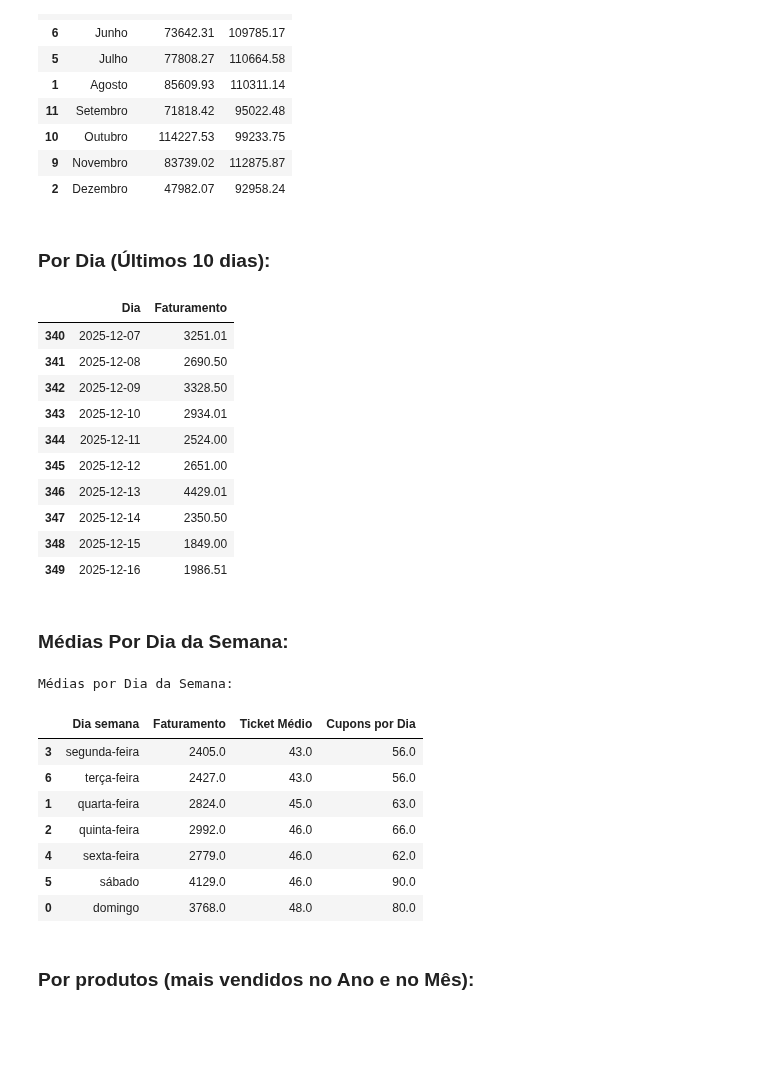
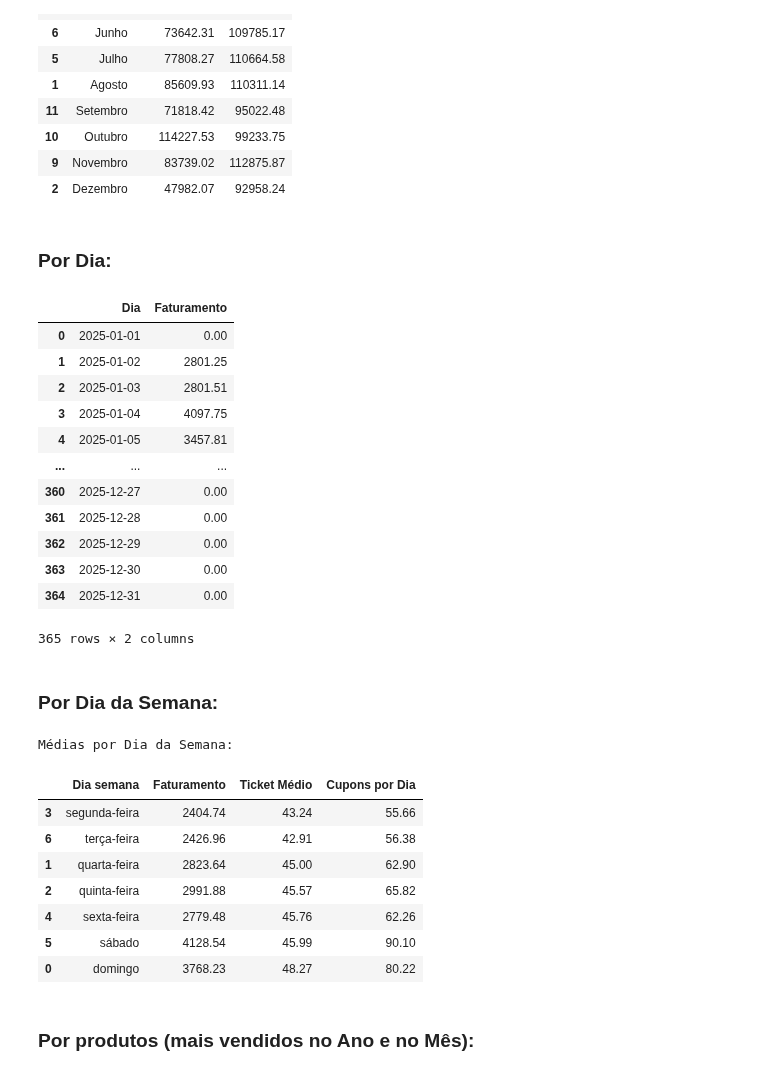
Before and after one commit to alexpereira82log-ui/scada_cafe, a Jupyter notebook: piloto_scada_cafe.ipynb, the cells around one changed output. Cells and saved outputs as stored; diff of their text form; code cells hidden in the pictures; blank space fills up the shorter version.

```diff
--- a/piloto_scada_cafe.ipynb
+++ b/piloto_scada_cafe.ipynb
@@ -91,36 +102,37 @@ display(faturamento_por_mes)
 | 9 | Novembro | 83739.02 | 112875.87 |
 | 2 | Dezembro | 47982.07 | 92958.24 |
 # %% [markdown]
-### Por Dia (Últimos 10 dias):
+### Por Dia:
 # %%
 faturamento_por_dia = faturamento_df.groupby("Dia")["Faturamento"].sum().reset_index() # Gerar o somatório de faturamento por mês
-faturamento_por_dia = faturamento_por_dia[faturamento_por_dia["Faturamento"] > 0]
 
-# Ordenar os meses de forma correta (crescente):
+# Ordenar os dias de forma correta (crescente):
 faturamento_por_dia["Dia"] = pd.Categorical(
     faturamento_por_dia["Dia"],
     #categories=ordem_meses,
     ordered=True
 )
 faturamento_por_dia = faturamento_por_dia.sort_values("Dia")
 
-faturamento_por_dia.tail(10)
+display(faturamento_por_dia)
 # %% [output]
 |  | Dia | Faturamento |
-| 340 | 2025-12-07 | 3251.01 |
-| 341 | 2025-12-08 | 2690.50 |
-| 342 | 2025-12-09 | 3328.50 |
-| 343 | 2025-12-10 | 2934.01 |
-| 344 | 2025-12-11 | 2524.00 |
-| 345 | 2025-12-12 | 2651.00 |
-| 346 | 2025-12-13 | 4429.01 |
-| 347 | 2025-12-14 | 2350.50 |
-| 348 | 2025-12-15 | 1849.00 |
-| 349 | 2025-12-16 | 1986.51 |
+| 0 | 2025-01-01 | 0.00 |
+| 1 | 2025-01-02 | 2801.25 |
+| 2 | 2025-01-03 | 2801.51 |
+| 3 | 2025-01-04 | 4097.75 |
+| 4 | 2025-01-05 | 3457.81 |
+| ... | ... | ... |
+| 360 | 2025-12-27 | 0.00 |
+| 361 | 2025-12-28 | 0.00 |
+| 362 | 2025-12-29 | 0.00 |
+| 363 | 2025-12-30 | 0.00 |
+| 364 | 2025-12-31 | 0.00 |
+365 rows × 2 columns
 # %% [markdown]
-### Médias Por Dia da Semana:
+### Por Dia da Semana:
 # %%
-faturamento_dia_semana = faturamento_df.groupby("Dia semana")[["Faturamento", "Ticket Médio", "Cupons por Dia"]].mean().round(0).reset_index()
+faturamento_dia_semana = faturamento_df.groupby("Dia semana")[["Faturamento", "Ticket Médio", "Cupons por Dia"]].mean().round(2).reset_index()
 ordem_dias_semana = ["segunda-feira", "terça-feira", "quarta-feira", "quinta-feira", "sexta-feira", "sábado", "domingo"]
 
 # Ordenar os meses de forma correta (crescente):
@@ -136,13 +148,13 @@ display(faturamento_dia_semana)
 # %% [output]
 Médias por Dia da Semana:
 |  | Dia semana | Faturamento | Ticket Médio | Cupons por Dia |
-| 3 | segunda-feira | 2405.0 | 43.0 | 56.0 |
-| 6 | terça-feira | 2427.0 | 43.0 | 56.0 |
-| 1 | quarta-feira | 2824.0 | 45.0 | 63.0 |
-| 2 | quinta-feira | 2992.0 | 46.0 | 66.0 |
-| 4 | sexta-feira | 2779.0 | 46.0 | 62.0 |
-| 5 | sábado | 4129.0 | 46.0 | 90.0 |
-| 0 | domingo | 3768.0 | 48.0 | 80.0 |
+| 3 | segunda-feira | 2404.74 | 43.24 | 55.66 |
+| 6 | terça-feira | 2426.96 | 42.91 | 56.38 |
+| 1 | quarta-feira | 2823.64 | 45.00 | 62.90 |
+| 2 | quinta-feira | 2991.88 | 45.57 | 65.82 |
+| 4 | sexta-feira | 2779.48 | 45.76 | 62.26 |
+| 5 | sábado | 4128.54 | 45.99 | 90.10 |
+| 0 | domingo | 3768.23 | 48.27 | 80.22 |
 # %% [markdown]
 ### Por produtos (mais vendidos no Ano e no Mês):
 # %%
```
Also changed, not shown: parts of 11 cells of this notebook, 3 other files.
